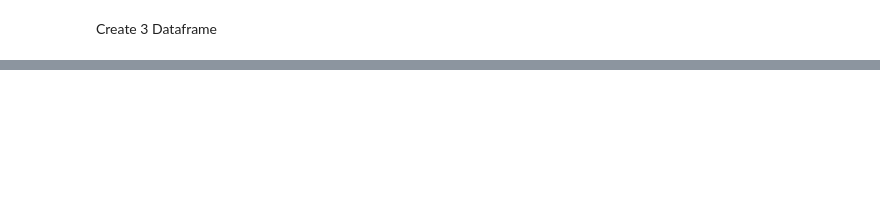
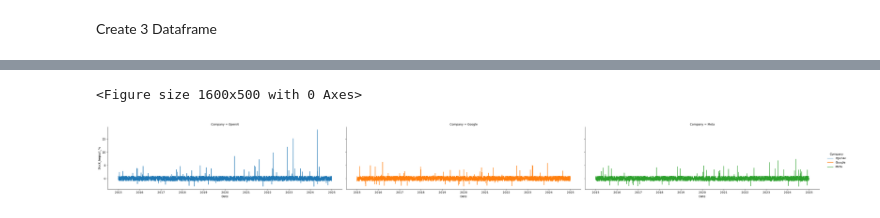
Before and after one commit to GilangPradnyana/UDEMY_PYTHON, a Jupyter notebook: PROJECT/STOCK/main.ipynb, the cells around one changed output, grey strips where cells are left out. Drawn from its saved outputs; the diff is of its cells as text; code cells hidden in the pictures; blank space fills up the shorter version.

```diff
--- a/PROJECT/STOCK/main.ipynb
+++ b/PROJECT/STOCK/main.ipynb
@@ -234,0 +307,9 @@ data_meta
+# %%
+# Compare 3 of the statistics
+plt.figure(figsize=(16,5))
+sns.relplot(x="Date", y="Stock_Impact_%", data=df, kind="line",
+            col="Company", hue="Company", height=4, aspect=3)
+plt.show()
+# %% [output]
+<Figure size 1600x500 with 0 Axes>
+[figure, added]
```
Also changed, not shown: parts of 50 cells of this notebook.
